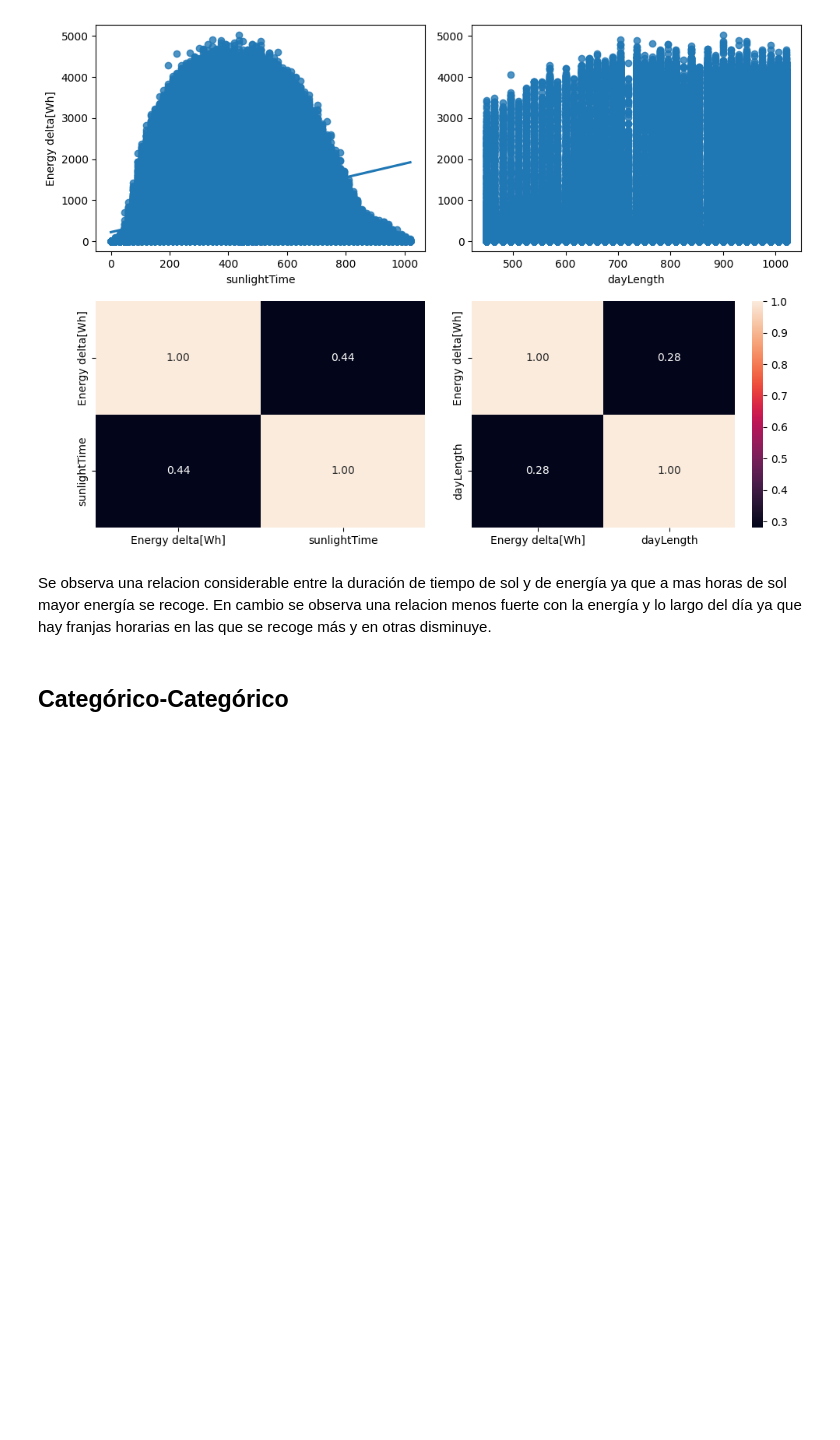
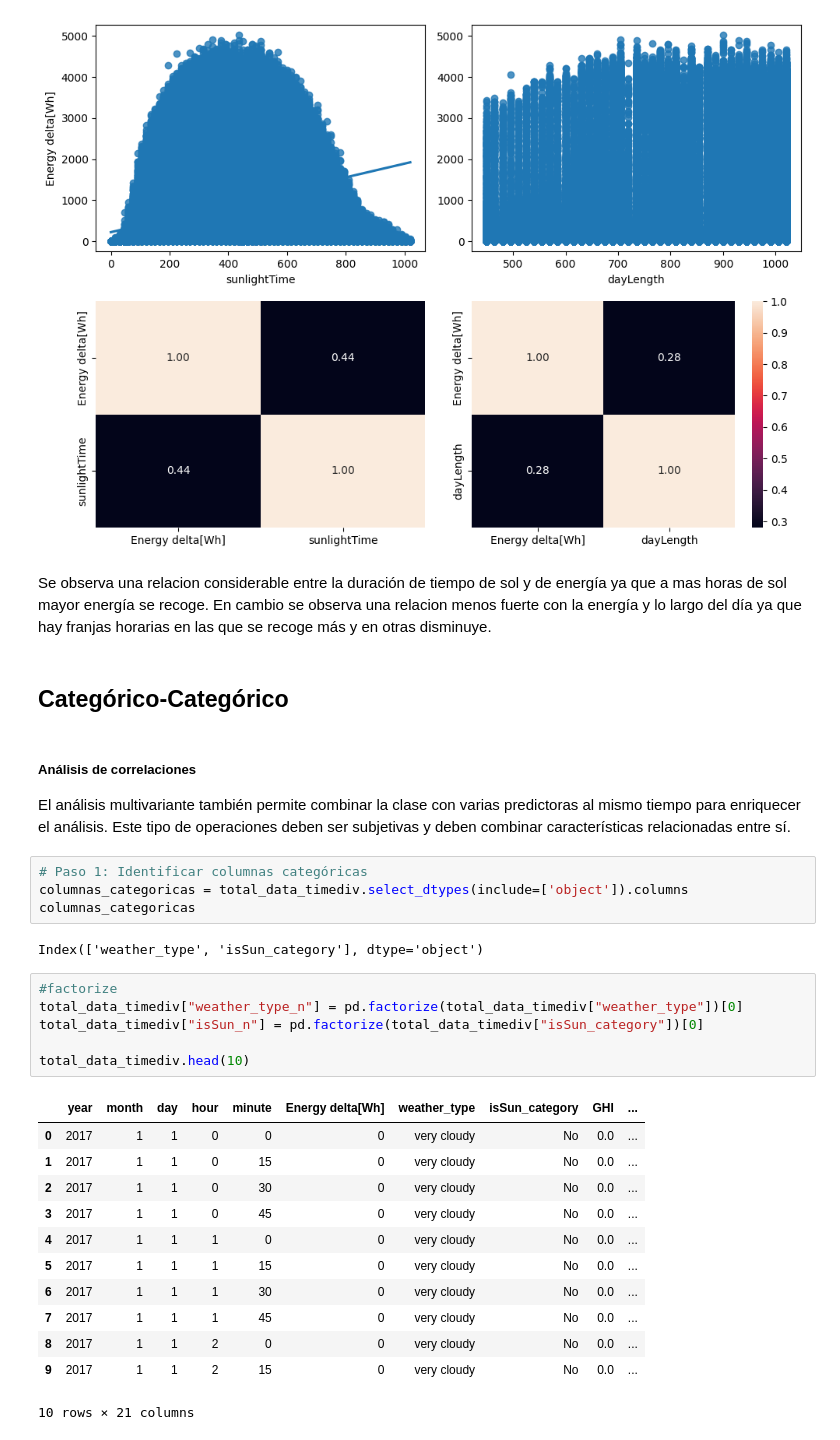
Before and after one commit to 4GeeksAcademy/Final-Project-JOF, a Jupyter notebook: src/Proyecto JOF.ipynb, the cells around one changed output. Drawn from its saved outputs; the diff is of its cells as text; blank space fills up the shorter version.

```diff
--- a/src/Proyecto JOF.ipynb
+++ b/src/Proyecto JOF.ipynb
@@ -706,3 +689,32 @@ plt.show()
 Se observa una relacion considerable entre la duración de tiempo de sol y de energía ya que a mas horas de sol mayor energía se recoge. En cambio se observa una relacion menos fuerte con la energía y lo largo del día ya que hay franjas horarias en las que se recoge más y en otras disminuye.
 # %% [markdown]
 ## Categórico-Categórico
+# %% [markdown]
+##### Análisis de correlaciones
+
+El análisis multivariante también permite combinar la clase con varias predictoras al mismo tiempo para enriquecer el análisis. Este tipo de operaciones deben ser subjetivas y deben combinar características relacionadas entre sí.
+# %%
+# Paso 1: Identificar columnas categóricas
+columnas_categoricas = total_data_timediv.select_dtypes(include=['object']).columns
+columnas_categoricas
+# %% [output]
+Index(['weather_type', 'isSun_category'], dtype='object')
+# %%
+#factorize
+total_data_timediv["weather_type_n"] = pd.factorize(total_data_timediv["weather_type"])[0]
+total_data_timediv["isSun_n"] = pd.factorize(total_data_timediv["isSun_category"])[0]
+
+total_data_timediv.head(10)
+# %% [output]
+|  | year | month | day | hour | minute | Energy delta[Wh] | weather_type | isSun_category | GHI | ... |
+| 0 | 2017 | 1 | 1 | 0 | 0 | 0 | very cloudy | No | 0.0 | ... |
+| 1 | 2017 | 1 | 1 | 0 | 15 | 0 | very cloudy | No | 0.0 | ... |
+| 2 | 2017 | 1 | 1 | 0 | 30 | 0 | very cloudy | No | 0.0 | ... |
+| 3 | 2017 | 1 | 1 | 0 | 45 | 0 | very cloudy | No | 0.0 | ... |
+| 4 | 2017 | 1 | 1 | 1 | 0 | 0 | very cloudy | No | 0.0 | ... |
+| 5 | 2017 | 1 | 1 | 1 | 15 | 0 | very cloudy | No | 0.0 | ... |
+| 6 | 2017 | 1 | 1 | 1 | 30 | 0 | very cloudy | No | 0.0 | ... |
+| 7 | 2017 | 1 | 1 | 1 | 45 | 0 | very cloudy | No | 0.0 | ... |
+| 8 | 2017 | 1 | 1 | 2 | 0 | 0 | very cloudy | No | 0.0 | ... |
+| 9 | 2017 | 1 | 1 | 2 | 15 | 0 | very cloudy | No | 0.0 | ... |
+10 rows × 21 columns
```
Also changed, not shown: parts of 12 cells of this notebook, 1 other file.
